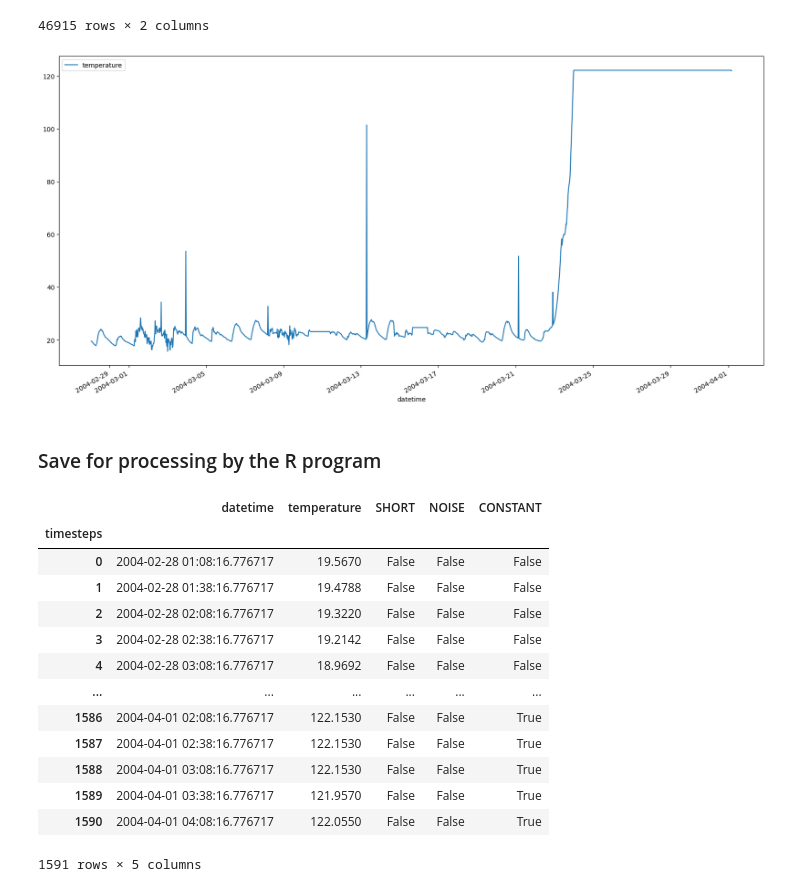
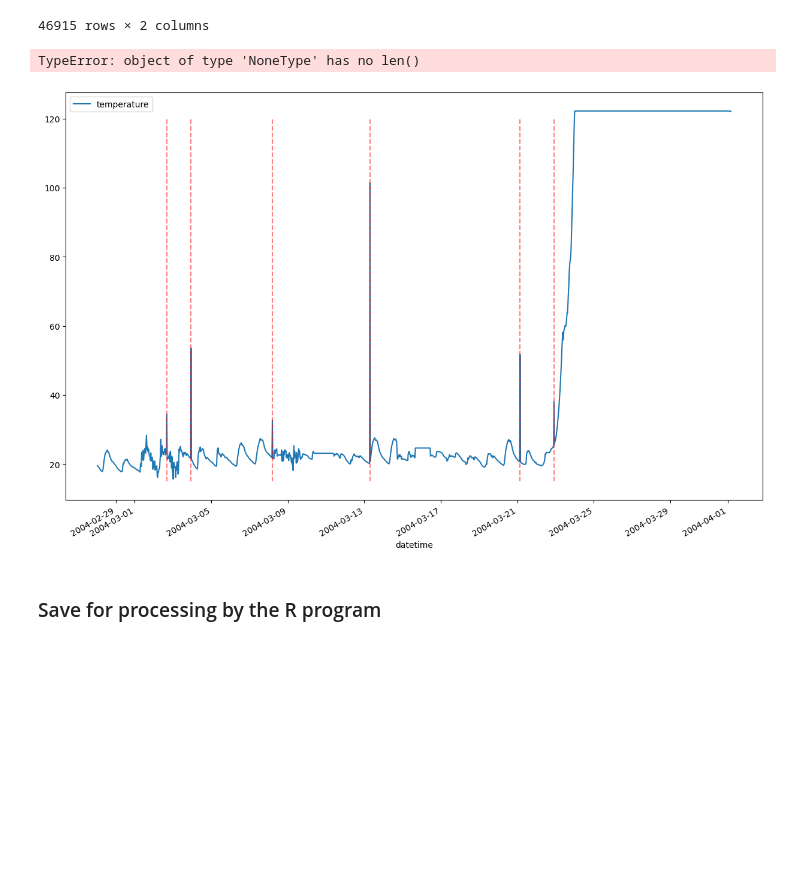
Before and after one commit to atrudel/graph-rupture, a Jupyter notebook: Python/intel_exploration.ipynb, the cells around one changed output. Drawn from its saved outputs; the diff is of its cells as text; code cells hidden in the pictures; blank space fills up the shorter version.

Commit message:
enrich sensor data visualization

```diff
--- a/Python/intel_exploration.ipynb
+++ b/Python/intel_exploration.ipynb
@@ -94,7 +94,6 @@ def add_short_faults(signal: pd.DataFrame, intensity: float, number: int, seed:
     signal.iloc[indices] *= intensity
     signal['SHORT'] = signal.get('SHORT', np.zeros_like(signal['temperature'], dtype=bool))
     signal.iloc[indices,-1] = True
-    signal.loc["2004-02-28 08:03:40.776717", "SHORT"] = True # Annotate the SHORT fault in the dataset
     return signal
 # %% [markdown]
 #### NOISE fault
@@ -143,42 +142,53 @@ label_constant_fault(signal)
 | 2004-04-01 04:26:48.963404 | 112.2360 | False |
 | 2004-04-01 04:34:48.130427 | 89.5488 | False |
 46915 rows × 2 columns
+# %%
+def get_box_boundaries(annotations: pd.Series, box_idx):
+    def outside(dtime, annotation, bounds):
+        if annotation == False:
+            return 0, outside, []
+        if annotation == True:
+            return 1, inside, [dtime]
+
+    def inside(dtime, annotation, bounds):
+        if annotation == True:
+            return 0, inside, bounds
+        if annotation == False:
+            return 0, outside, [bounds[0], dtime]
+
+    curr_box_idx = -1
+    state = outside
+    bounds = []
+    for dtime, annotation in annotations.items():
+        box_count, state, bounds = state(dtime, annotation, bounds)
+        curr_box_idx += box_count
+        if curr_box_idx == box_idx and len(bounds) == 2:
+            return bounds
 # %%
 signal_with_faults = resampled_signal.pipe(add_short_faults, intensity=1.5, number=3, seed=4) \
                                     .pipe(add_short_faults,  intensity=2.5, number=2, seed=1) \
                                     .pipe(add_short_faults,  intensity=5, number=1, seed=0) \
                                     .pipe(add_noise_fault, intensity=0.5, n_samples=100, seed=50) \
                                     .pipe(add_noise_fault, intensity=1.5, n_samples=50, seed=55) \
                                     .pipe(label_constant_fault)
 
 
-signal_with_faults.plot(figsize=(20,10))
-# plt.vlines(signal_with_faults[signal_with_faults['SHORT'] == True].index, -40, 120, color='red', linestyles='dashed', label='SHORT')
-# plt.vlines(signal_with_faults[signal_with_faults['NOISE'] == True].index, 0, 40, color='orange', label='NOISE', alpha=0.9)
+signal_with_faults.plot(figsize=(15,10))
+plt.vlines(signal_with_faults[signal_with_faults['SHORT'] == True].index, 15, 120, color='red', linestyles='dashed', label='SHORT', alpha=0.5)
+plt.axvspan(*get_box_boundaries(signal_with_faults['NOISE'], 0), ymax=0.2, color='green', alpha=0.3, label='NOISE')
+plt.axvspan(*get_box_boundaries(signal_with_faults['NOISE'], 1), ymax=0.2, color='green', alpha=0.3)
+plt.xlim("2004-02-28","2004-03-25")
+plt.ylabel("temperature (°C)")
 plt.legend()
 plt.show()
 # %% [output]
+TypeError: object of type 'NoneType' has no len()
-[figure, old version]
+[figure, new version]
 # %% [markdown]
 ### Save for processing by the R program
 # %%
 signal_to_save = signal_with_faults.dropna().reset_index()
 signal_to_save.index.name = 'timesteps'
 signal_to_save
-# %% [output]
-|  | datetime | temperature | SHORT | NOISE | CONSTANT |
-| timesteps |  |  |  |  |  |
-| 0 | 2004-02-28 01:08:16.776717 | 19.5670 | False | False | False |
-| 1 | 2004-02-28 01:38:16.776717 | 19.4788 | False | False | False |
-| 2 | 2004-02-28 02:08:16.776717 | 19.3220 | False | False | False |
-| 3 | 2004-02-28 02:38:16.776717 | 19.2142 | False | False | False |
-| 4 | 2004-02-28 03:08:16.776717 | 18.9692 | False | False | False |
-| ... | ... | ... | ... | ... | ... |
-| 1586 | 2004-04-01 02:08:16.776717 | 122.1530 | False | False | True |
-| 1587 | 2004-04-01 02:38:16.776717 | 122.1530 | False | False | True |
-| 1588 | 2004-04-01 03:08:16.776717 | 122.1530 | False | False | True |
-| 1589 | 2004-04-01 03:38:16.776717 | 121.9570 | False | False | True |
-| 1590 | 2004-04-01 04:08:16.776717 | 122.0550 | False | False | True |
-1591 rows × 5 columns
 # %%
 signal_to_save.to_csv('../data/Sensors_Intel/signal_with_faults.csv', header=True, index=True)
```
Also changed, not shown: parts of 1 cell of this notebook.
